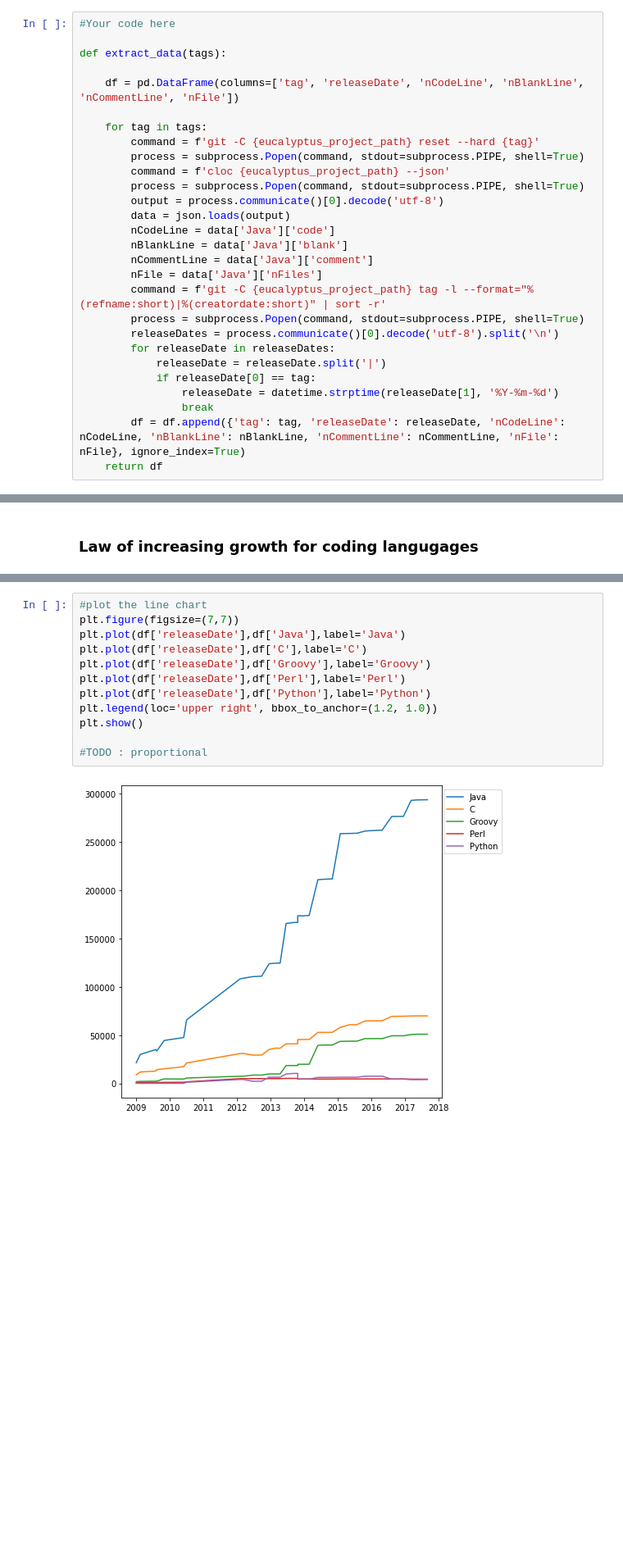
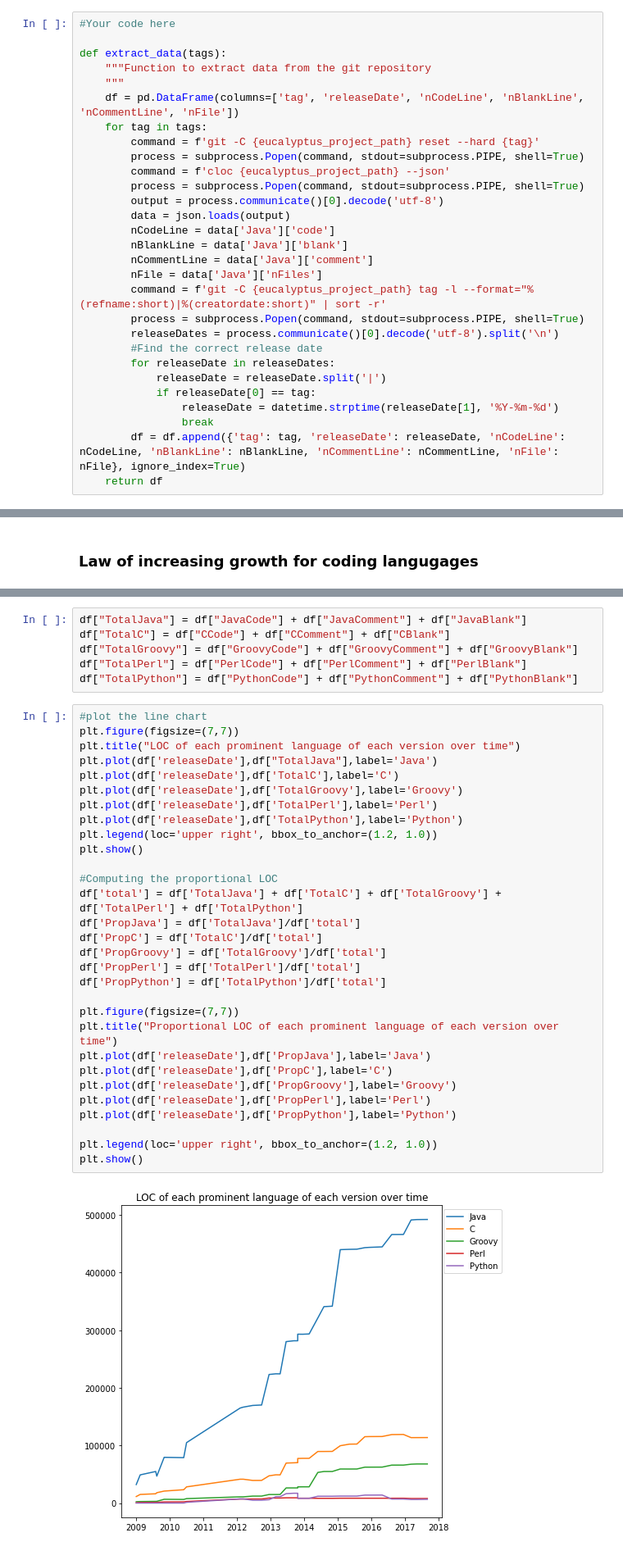
Before and after one commit to Kreik2809/Software_evolution_TP2_2023, a Jupyter notebook: TP2_section2.ipynb, the cells around one changed output, grey strips where cells are left out. Shown at 82% size. Saved outputs shown, nothing was run; the diff lists cells and outputs as text; blank space fills up the shorter version.

```diff
--- a/TP2_section2.ipynb
+++ b/TP2_section2.ipynb
@@ -65,9 +65,9 @@ For each tag, pass the command to the terminal, invoke cloc tool to get the nece
 #Your code here
 
 def extract_data(tags):
-
+    """Function to extract data from the git repository
+    """
     df = pd.DataFrame(columns=['tag', 'releaseDate', 'nCodeLine', 'nBlankLine', 'nCommentLine', 'nFile'])
-
     for tag in tags:
         command = f'git -C {eucalyptus_project_path} reset --hard {tag}'
         process = subprocess.Popen(command, stdout=subprocess.PIPE, shell=True)
@@ -82,6 +82,7 @@ def extract_data(tags):
         command = f'git -C {eucalyptus_project_path} tag -l --format="%(refname:short)|%(creatordate:short)" | sort -r'
         process = subprocess.Popen(command, stdout=subprocess.PIPE, shell=True)
         releaseDates = process.communicate()[0].decode('utf-8').split('\n')
+        #Find the correct release date
         for releaseDate in releaseDates:
             releaseDate = releaseDate.split('|')
             if releaseDate[0] == tag:
@@ -430,16 +450,40 @@ df = extract_data(major_minor_patch_versions)
 1 error:
 Line count, exceeded timeout:  ../eucalyptus/net/globalnetwork.c
+# %%
+df["TotalJava"] = df["JavaCode"] + df["JavaComment"] + df["JavaBlank"]
+df["TotalC"] = df["CCode"] + df["CComment"] + df["CBlank"]
+df["TotalGroovy"] = df["GroovyCode"] + df["GroovyComment"] + df["GroovyBlank"]
+df["TotalPerl"] = df["PerlCode"] + df["PerlComment"] + df["PerlBlank"]
+df["TotalPython"] = df["PythonCode"] + df["PythonComment"] + df["PythonBlank"]
 # %%
 #plot the line chart
 plt.figure(figsize=(7,7))
-plt.plot(df['releaseDate'],df['Java'],label='Java')
-plt.plot(df['releaseDate'],df['C'],label='C')
-plt.plot(df['releaseDate'],df['Groovy'],label='Groovy')
-plt.plot(df['releaseDate'],df['Perl'],label='Perl')
-plt.plot(df['releaseDate'],df['Python'],label='Python')
+plt.title("LOC of each prominent language of each version over time")
+plt.plot(df['releaseDate'],df["TotalJava"],label='Java')
+plt.plot(df['releaseDate'],df['TotalC'],label='C')
+plt.plot(df['releaseDate'],df['TotalGroovy'],label='Groovy')
+plt.plot(df['releaseDate'],df['TotalPerl'],label='Perl')
+plt.plot(df['releaseDate'],df['TotalPython'],label='Python')
 plt.legend(loc='upper right', bbox_to_anchor=(1.2, 1.0))
 plt.show()
 
-#TODO : proportional
+#Computing the proportional LOC
+df['total'] = df['TotalJava'] + df['TotalC'] + df['TotalGroovy'] + df['TotalPerl'] + df['TotalPython']
+df['PropJava'] = df['TotalJava']/df['total']
+df['PropC'] = df['TotalC']/df['total']
+df['PropGroovy'] = df['TotalGroovy']/df['total']
+df['PropPerl'] = df['TotalPerl']/df['total']
+df['PropPython'] = df['TotalPython']/df['total']
+
+plt.figure(figsize=(7,7))
+plt.title("Proportional LOC of each prominent language of each version over time")
+plt.plot(df['releaseDate'],df['PropJava'],label='Java')
+plt.plot(df['releaseDate'],df['PropC'],label='C')
+plt.plot(df['releaseDate'],df['PropGroovy'],label='Groovy')
+plt.plot(df['releaseDate'],df['PropPerl'],label='Perl')
+plt.plot(df['releaseDate'],df['PropPython'],label='Python')
+
+plt.legend(loc='upper right', bbox_to_anchor=(1.2, 1.0))
+plt.show()
 # %% [output]
-[figure, old version]
+[figure, new version]
```
Also changed, not shown: parts of 41 cells of this notebook, 3 other files.
